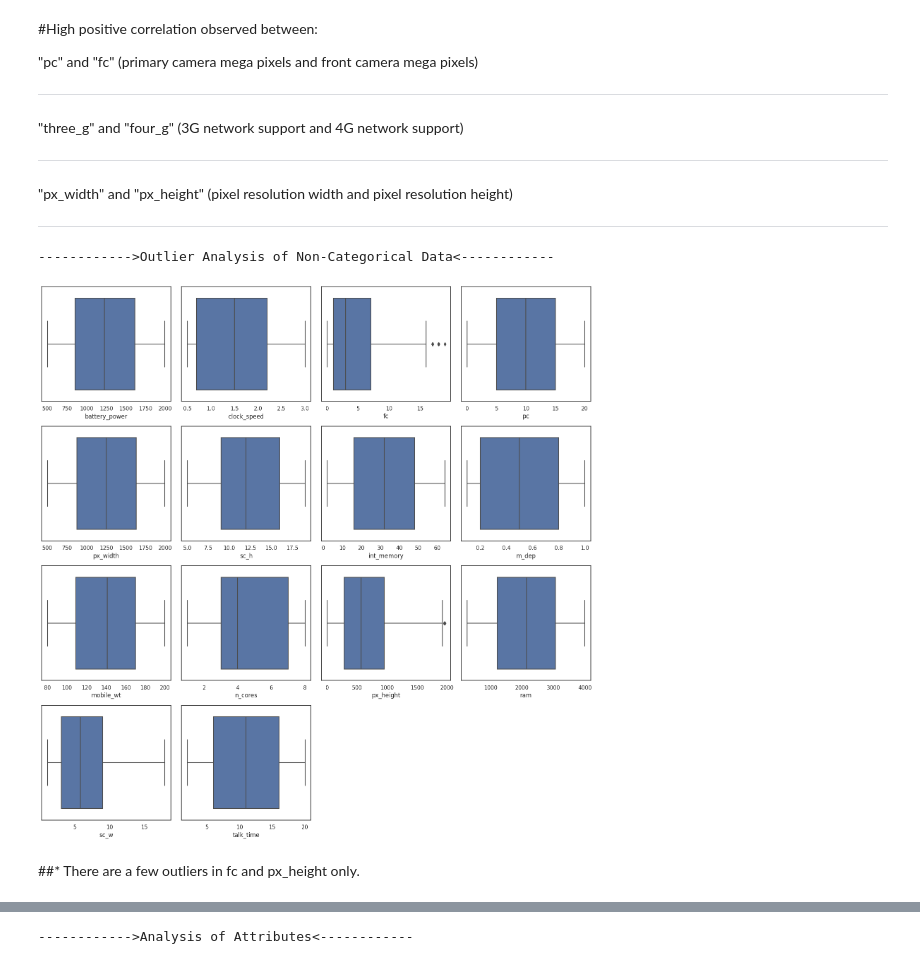
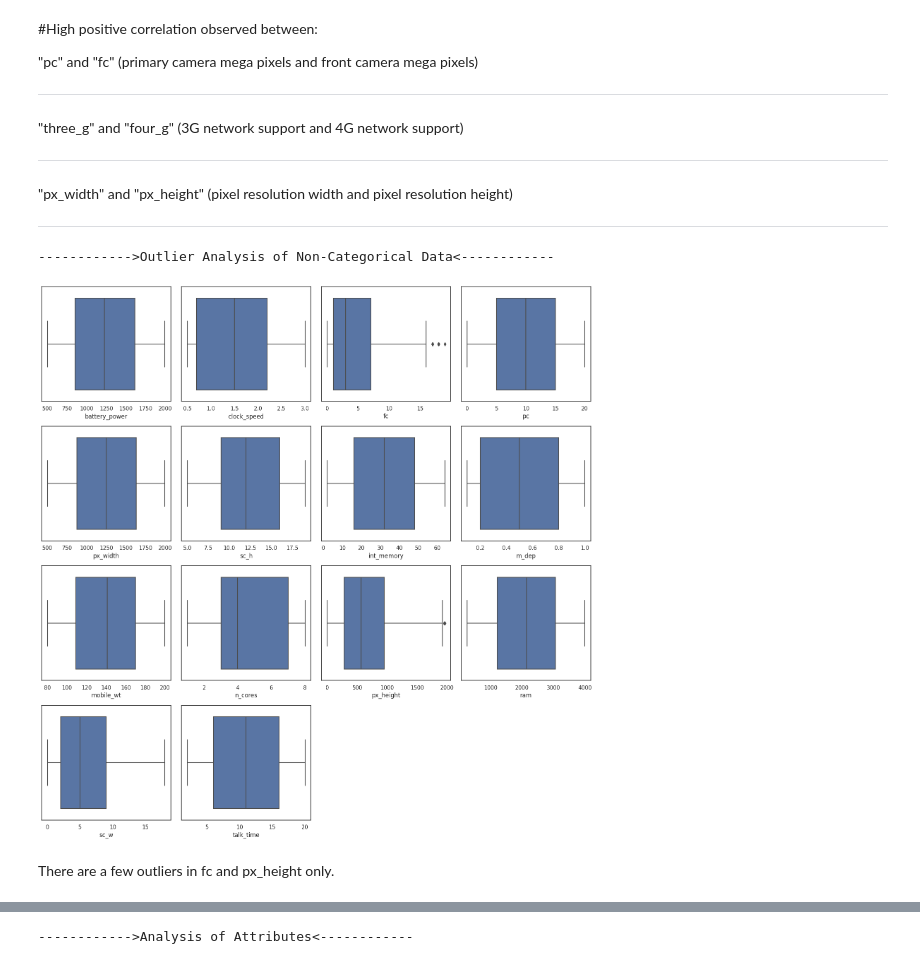
Before and after one commit to M7mdNassar/Mobile-Price-Classification, a Jupyter notebook: Mobile_Price_Classification_Project.ipynb, the cells around one changed output, grey strips where cells are left out. Cells and saved outputs as stored; diff of their text form; code cells hidden in the pictures.

```diff
--- a/Mobile_Price_Classification_Project.ipynb
+++ b/Mobile_Price_Classification_Project.ipynb
@@ -161,41 +162,41 @@ Text(0.5, 1.0, 'Correlation of Attirubtues')
 # %%
 import matplotlib.pyplot as plt
 import seaborn as sns
 
 print("------------>Outlier Analysis of Non-Categorical Data<------------")
 print()
 
 fig, ax = plt.subplots(nrows=4, ncols=4, figsize=(16, 16))
 
-sns.boxplot(x=dataset['battery_power'], ax=ax[0, 0])
-sns.boxplot(x=dataset['clock_speed'], ax=ax[0, 1])
-sns.boxplot(x=dataset['fc'], ax=ax[0, 2])
-sns.boxplot(x=dataset['pc'], ax=ax[0, 3])
-sns.boxplot(x=dataset['px_width'], ax=ax[1, 0])
-sns.boxplot(x=dataset['sc_h'], ax=ax[1, 1])
-sns.boxplot(x=dataset['int_memory'], ax=ax[1, 2])
-sns.boxplot(x=dataset['m_dep'], ax=ax[1, 3])
-sns.boxplot(x=dataset['mobile_wt'], ax=ax[2, 0])
-sns.boxplot(x=dataset['n_cores'], ax=ax[2, 1])
-sns.boxplot(x=dataset['px_height'], ax=ax[2, 2])
-sns.boxplot(x=dataset['ram'], ax=ax[2, 3])
-sns.boxplot(x=dataset['sc_w'], ax=ax[3, 0])
-sns.boxplot(x=dataset['talk_time'], ax=ax[3, 1])
+sns.boxplot(x=data['battery_power'], ax=ax[0, 0])
+sns.boxplot(x=data['clock_speed'], ax=ax[0, 1])
+sns.boxplot(x=data['fc'], ax=ax[0, 2])
+sns.boxplot(x=data['pc'], ax=ax[0, 3])
+sns.boxplot(x=data['px_width'], ax=ax[1, 0])
+sns.boxplot(x=data['sc_h'], ax=ax[1, 1])
+sns.boxplot(x=data['int_memory'], ax=ax[1, 2])
+sns.boxplot(x=data['m_dep'], ax=ax[1, 3])
+sns.boxplot(x=data['mobile_wt'], ax=ax[2, 0])
+sns.boxplot(x=data['n_cores'], ax=ax[2, 1])
+sns.boxplot(x=data['px_height'], ax=ax[2, 2])
+sns.boxplot(x=data['ram'], ax=ax[2, 3])
+sns.boxplot(x=data['sc_w'], ax=ax[3, 0])
+sns.boxplot(x=data['talk_time'], ax=ax[3, 1])
 
 # Remove empty subplots
 fig.delaxes(ax[3, 2])
 fig.delaxes(ax[3, 3])
 
 # Adjust spacing between subplots
 plt.tight_layout()
 
 # Display the plot
 plt.show()
 # %% [output]
 ------------>Outlier Analysis of Non-Categorical Data<------------
-[figure, old version]
+[figure, new version]
 # %% [markdown]
-##* There are a few outliers in fc and px_height only.
+There are a few outliers in fc and px_height only.
 # %%
 #we are not considering the correlations between X features among themselves
 corr = data.corr()
```
Also changed, not shown: parts of 14 cells of this notebook.
